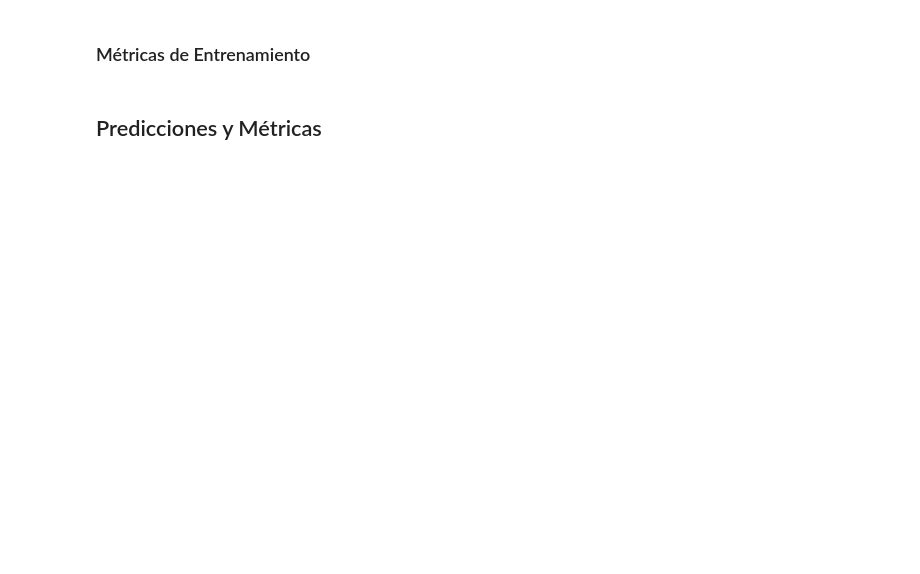
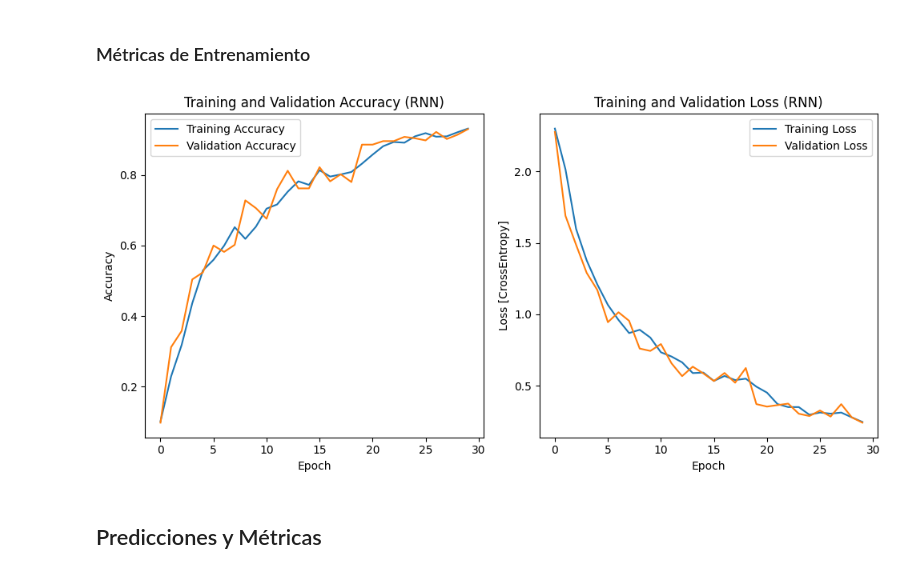
Before and after one commit to MiguelMussi/AAII_TP2, a Jupyter notebook: Problema_1.ipynb, the cells around one changed output. Saved outputs shown, nothing was run; the diff lists cells and outputs as text; code cells hidden in the pictures; blank space fills up the shorter version.

```diff
--- a/Problema_1.ipynb
+++ b/Problema_1.ipynb
@@ -763,0 +804,16 @@ plt.show()
+# %%
+# Compilación del modelo
+model_rnn.compile(
+    optimizer=tf.keras.optimizers.Adam(),
+    loss=tf.keras.losses.SparseCategoricalCrossentropy(from_logits=True),
+    metrics=['accuracy'],
+)
+# Entrenamiento del modelo RNN
+print("Inicio del Entrenamiento RNN\n-------------------------")
+history_rnn = model_rnn.fit(
+    train_spectrogram_ds,
+    validation_data=val_spectrogram_ds,
+    epochs=EPOCHS,
+    callbacks=tf.keras.callbacks.EarlyStopping(verbose=1, patience=5),
+)
+print("-------------------------\nFin del Entrenamiento RNN")
@@ -764,4 +838,39 @@ plt.show()
 # %% [markdown]
 ### Métricas de Entrenamiento
+# %%
+# Obtener las métricas de precisión y pérdida del historial
+acc_rnn = history_rnn.history['accuracy']
+val_acc_rnn = history_rnn.history['val_accuracy']
+
+loss_rnn = history_rnn.history['loss']
+val_loss_rnn = history_rnn.history['val_loss']
+
+epochs_range_rnn = range(len(acc_rnn))  # Número de épocas
+
+# Gráficos de precisión y pérdida para la RNN
+plt.figure(figsize=(10, 5))
+
+# Gráfico de precisión
+plt.subplot(1, 2, 1)
+plt.plot(epochs_range_rnn, acc_rnn, label='Training Accuracy')
+plt.plot(epochs_range_rnn, val_acc_rnn, label='Validation Accuracy')
+plt.xlabel('Epoch')
+plt.ylabel('Accuracy')
+plt.title('Training and Validation Accuracy (RNN)')
+plt.legend()
+
+# Gráfico de pérdida
+plt.subplot(1, 2, 2)
+plt.plot(epochs_range_rnn, loss_rnn, label='Training Loss')
+plt.plot(epochs_range_rnn, val_loss_rnn, label='Validation Loss')
+plt.xlabel('Epoch')
+plt.ylabel('Loss [CrossEntropy]')
+plt.title('Training and Validation Loss (RNN)')
+plt.legend()
+
+plt.tight_layout()
+plt.show()
+# %% [output]
+[figure, added]
 # %% [markdown]
 ## Predicciones y Métricas
```
Also changed, not shown: parts of 15 cells of this notebook.
